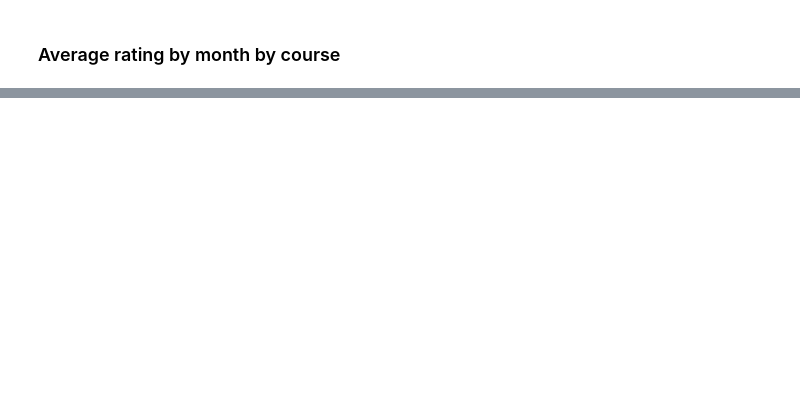
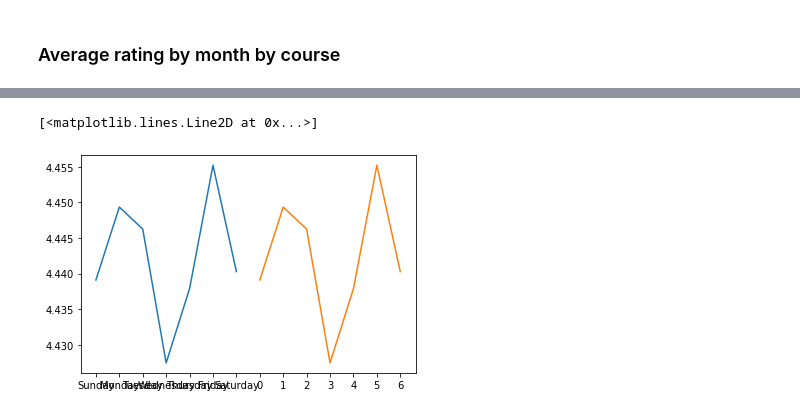
Before and after one commit to ajaymenon18/Data-Analysis-and-Visualisation-Project, a Jupyter notebook: Untitled.ipynb, the cells around one changed output, grey strips where cells are left out. Drawn from its saved outputs; the diff is of its cells as text; code cells hidden in the pictures; blank space fills up the shorter version.

```diff
--- a/Untitled.ipynb
+++ b/Untitled.ipynb
@@ -175,0 +219,10 @@ mon_average_crs[:20]
+# %%
+data['DayNum'] = data['Timestamp'].dt.strftime('%w') ##this %w is based on the google search
+weekday_aver = data.groupby(['Weekday','DayNum']).mean()
+weekday_aver = weekday_aver.sort_values('DayNum')
+weekday_aver.index
+plt.plot(weekday_aver.index.get_level_values(0), weekday_aver['Rating']) # Here Index is having 2 set of values, we are asking the index to get the first level values ie: Names
+plt.plot(weekday_aver.index.get_level_values(1), weekday_aver['Rating'])
+# %% [output]
+[<matplotlib.lines.Line2D at 0x...>]
+[figure, added]
```
Also changed, not shown: parts of 11 cells of this notebook.
